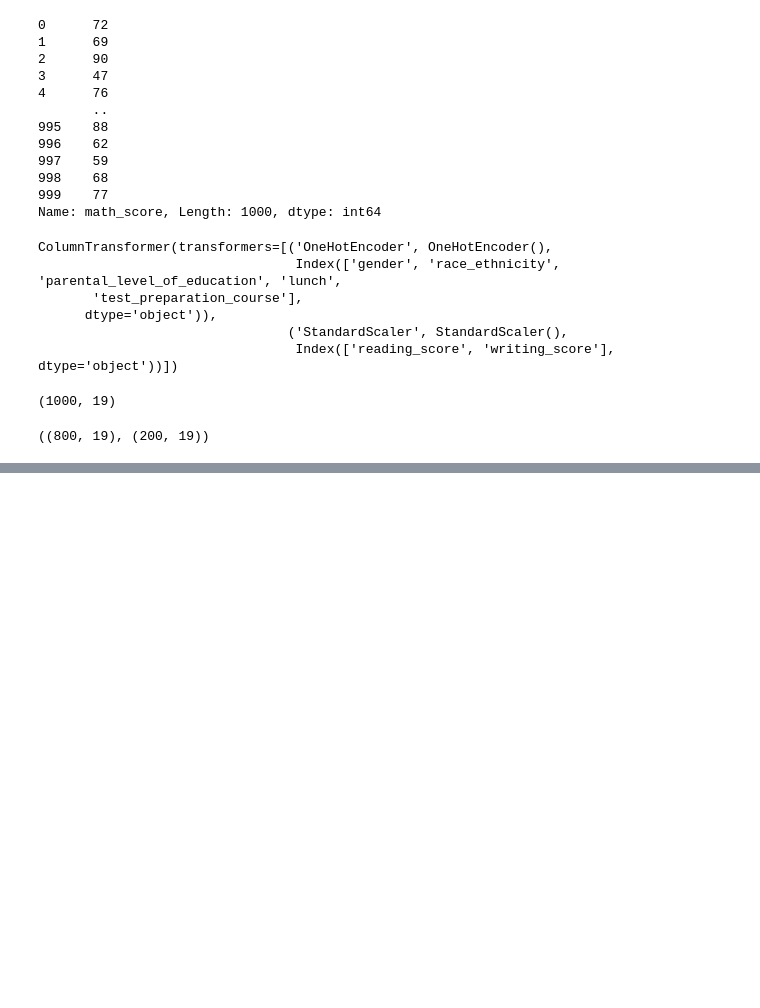
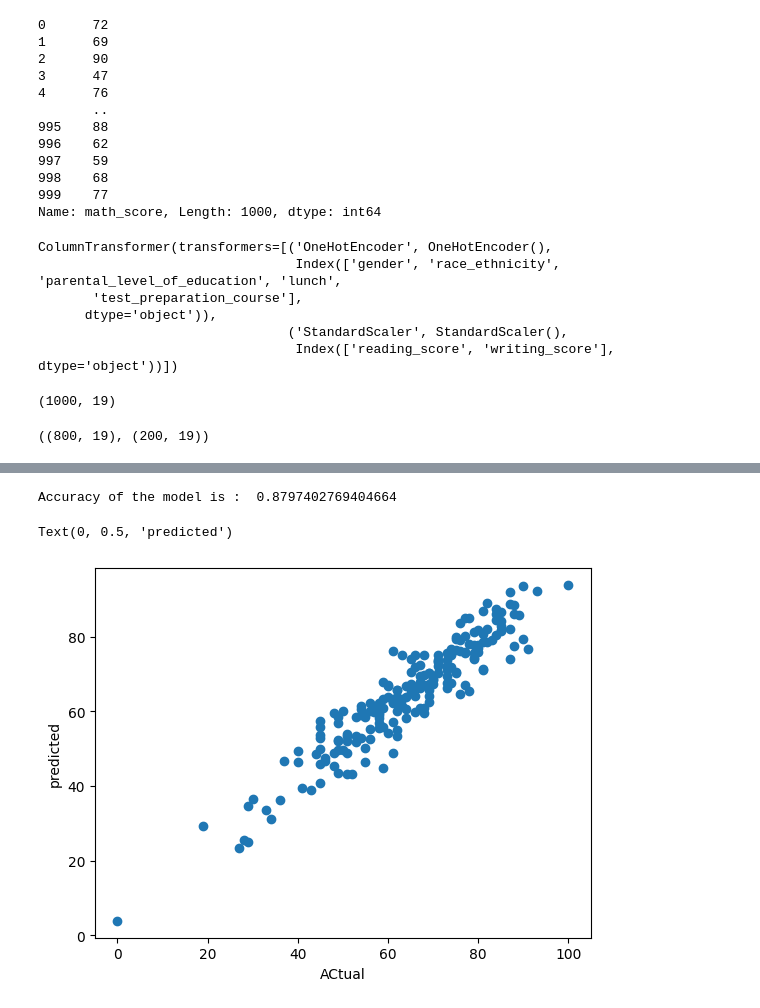
Before and after one commit to princepatel8115/mlprojects, a Jupyter notebook: notebook/MODEL TRAINING.ipynb, the cells around one changed output, grey strips where cells are left out. Drawn from its saved outputs; the diff is of its cells as text; code cells hidden in the pictures; blank space fills up the shorter version.

```diff
--- a/notebook/MODEL TRAINING.ipynb
+++ b/notebook/MODEL TRAINING.ipynb
@@ -110,7 +110,7 @@ r2_list=[]
 
 for i in range(len(list(models))):
     model=list(models.values())[i]
-    model.fit((x_train,y_train))
+    model.fit(x_train,y_train)
 
 
     #make prediction
@@ -118,4 +118,24 @@ for i in range(len(list(models))):
     y_test_pred=model.predict(x_test)
 
     #evaluate train and test dataset
-    model_train_mae,model_train_rmse,model_train_
+    model_train_mae, model_train_rmse, model_train_r2=evaluate_model(y_train,y_train_pred)
+
+    model_test_mae,model_test_rmse,model_test_r2=evaluate_model(y_test,y_test_pred)
+
+    print(list(models.keys())[i])
+    model_list.append(list(models.keys())[i])
+
+    print("Model Performance for Training set")
+    print("RMSE : {:.4f}".format(model_train_rmse))
+    print("MAE: {:.4f}".format(model_train_mae))
+    print("R2 Square : {:.4f}".format(model_train_r2))
+
+    print("..................................")
+    print("Model Performance for Test set")
+    print("RMSE : {:.4f}".format(model_test_rmse))
+    print("MAE: {:.4f}".format(model_test_mae))
+    print("R2 Square : {:.4f}".format(model_test_r2))
+    r2_list.append(model_test_r2)
+
+    print("="*35)
+    print("\n")
@@ -121,0 +173,17 @@ for i in range(len(list(models))):
+# %%
+#we will go with linear regression
+lin_model=LinearRegression(fit_intercept=True)
+lin_model=lin_model.fit(x_train,y_train)
+y_pred=lin_model.predict(x_test)
+score=r2_score(y_test,y_pred)
+print("Accuracy of the model is : ",score)
+# %% [output]
+Accuracy of the model is :  0.8797402769404664
+# %%
+#plot y_test and y_pred
+plt.scatter(y_test,y_pred)
+plt.xlabel("ACtual")
+plt.ylabel("predicted")
+# %% [output]
+Text(0, 0.5, 'predicted')
+[figure, added]
```
Also changed, not shown: parts of 3 cells of this notebook, 5 other files.
